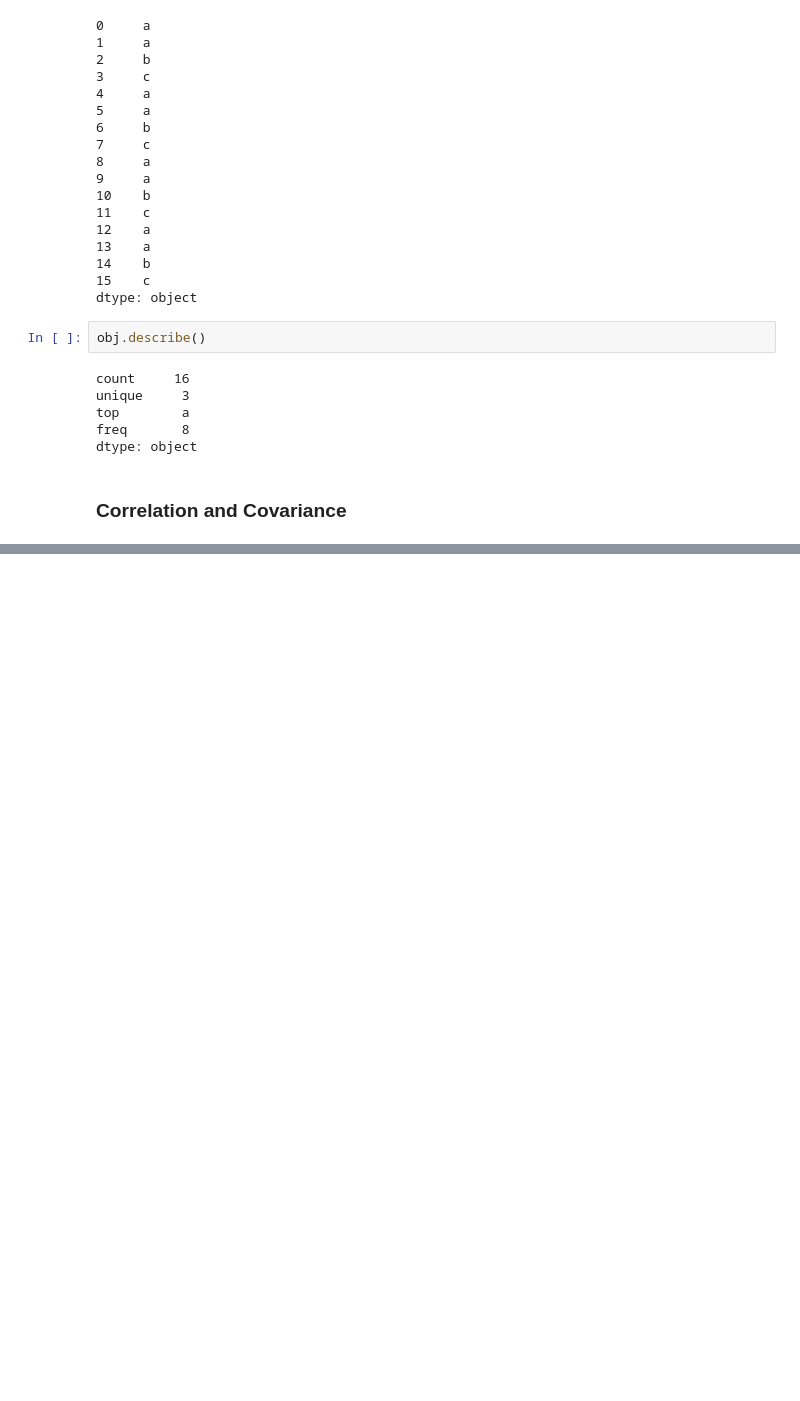
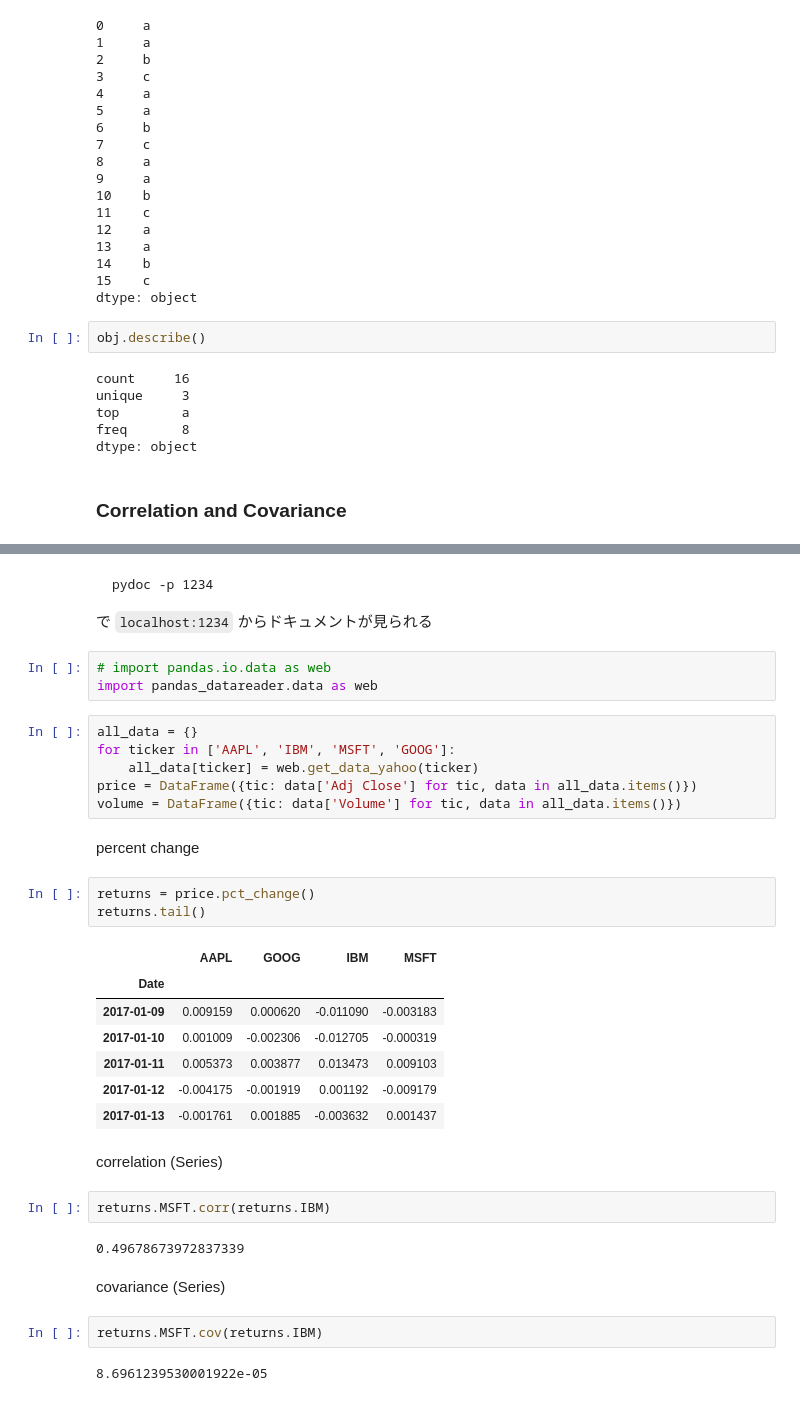
Before and after one commit to whatalnk/python-for-data-analysis, a Jupyter notebook: chap05.ipynb, the cells around one changed output, grey strips where cells are left out. Saved outputs shown, nothing was run; the diff lists cells and outputs as text; blank space fills up the shorter version.

````diff
--- a/chap05.ipynb
+++ b/chap05.ipynb
@@ -1260,0 +1286,39 @@ dtype: object
+# %% [markdown]
+```
+pydoc -p 1234
+```
+で `localhost:1234` からドキュメントが見られる
+# %%
+# import pandas.io.data as web
+import pandas_datareader.data as web
+# %%
+all_data = {}
+for ticker in ['AAPL', 'IBM', 'MSFT', 'GOOG']:
+    all_data[ticker] = web.get_data_yahoo(ticker)
+price = DataFrame({tic: data['Adj Close'] for tic, data in all_data.items()})
+volume = DataFrame({tic: data['Volume'] for tic, data in all_data.items()})
+# %% [markdown]
+percent change
+# %%
+returns = price.pct_change()
+returns.tail()
+# %% [output]
+|  | AAPL | GOOG | IBM | MSFT |
+| Date |  |  |  |  |
+| 2017-01-09 | 0.009159 | 0.000620 | -0.011090 | -0.003183 |
+| 2017-01-10 | 0.001009 | -0.002306 | -0.012705 | -0.000319 |
+| 2017-01-11 | 0.005373 | 0.003877 | 0.013473 | 0.009103 |
+| 2017-01-12 | -0.004175 | -0.001919 | 0.001192 | -0.009179 |
+| 2017-01-13 | -0.001761 | 0.001885 | -0.003632 | 0.001437 |
+# %% [markdown]
+correlation (Series)
+# %%
+returns.MSFT.corr(returns.IBM)
+# %% [output]
+0.49678673972837339
+# %% [markdown]
+covariance (Series)
+# %%
+returns.MSFT.cov(returns.IBM)
+# %% [output]
+8.6961239530001922e-05
````
Also changed, not shown: parts of 11 cells of this notebook, 2 other files.
